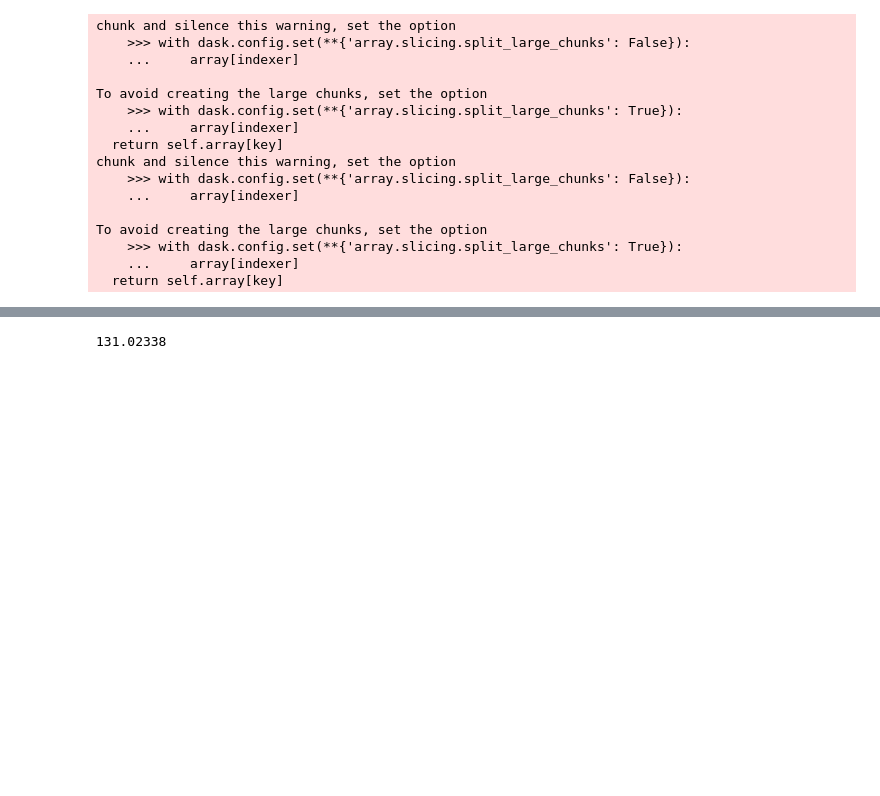
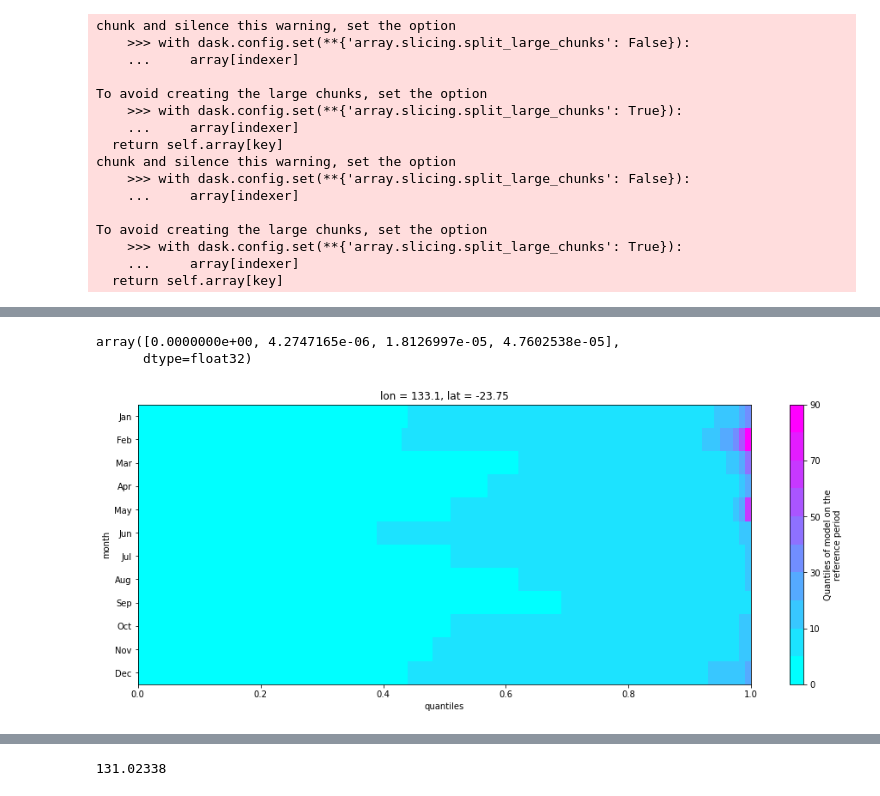
Before and after one commit to AusClimateService/qqscale, a Jupyter notebook: example_validation/rainfall_adjustment.ipynb, the cells around one changed output, grey strips where cells are left out. Saved outputs shown, nothing was run; the diff lists cells and outputs as text; code cells hidden in the pictures; blank space fills up the shorter version.

```diff
--- a/example_validation/rainfall_adjustment.ipynb
+++ b/example_validation/rainfall_adjustment.ipynb
@@ -112,0 +178,22 @@ qm.ds = qm.ds.compute()
+# %%
+future_q_problem = future_q.sel(point_selection, method='nearest').isel({'month': 8}).values[59:63]
+future_q_problem
+# %% [output]
+array([0.0000000e+00, 4.2747165e-06, 1.8126997e-05, 4.7602538e-05],
+      dtype=float32)
+# %%
+hist_q = qm.ds['hist_q']
+# %%
+fig, ax = plt.subplots(figsize=[16, 6])
+quantiles = hist_q.sel(point_selection, method='nearest')
+quantiles.transpose('month', 'quantiles').plot(
+    cmap='cool',
+    levels=[0, 0.001, 10, 20, 30, 40, 50, 60, 70, 80, 90],
+)
+yticks = np.arange(1,13)
+ytick_labels = [calendar.month_abbr[i] for i in yticks]
+plt.yticks(yticks, ytick_labels)
+ax.invert_yaxis()
+plt.show()
+# %% [output]
+[figure, added]
```
Also changed, not shown: parts of 34 cells of this notebook, 3 other files.
